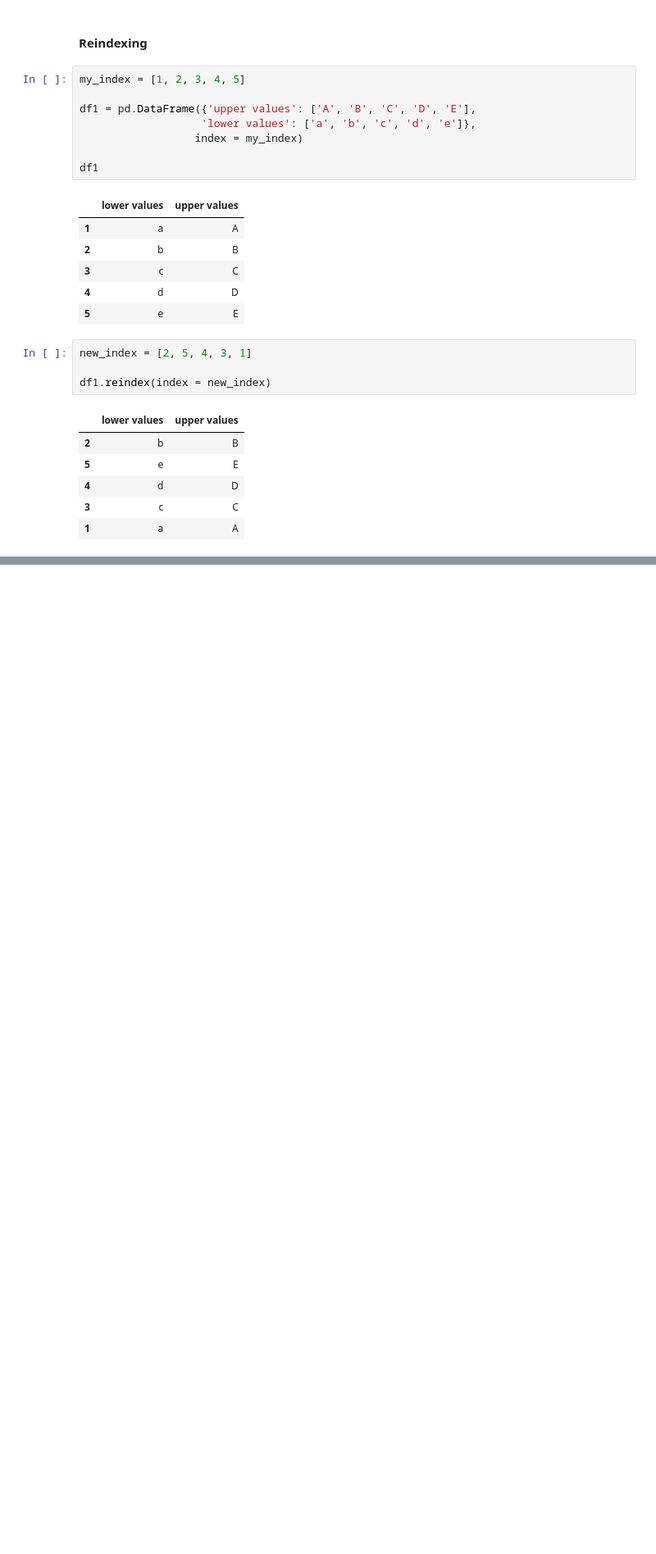
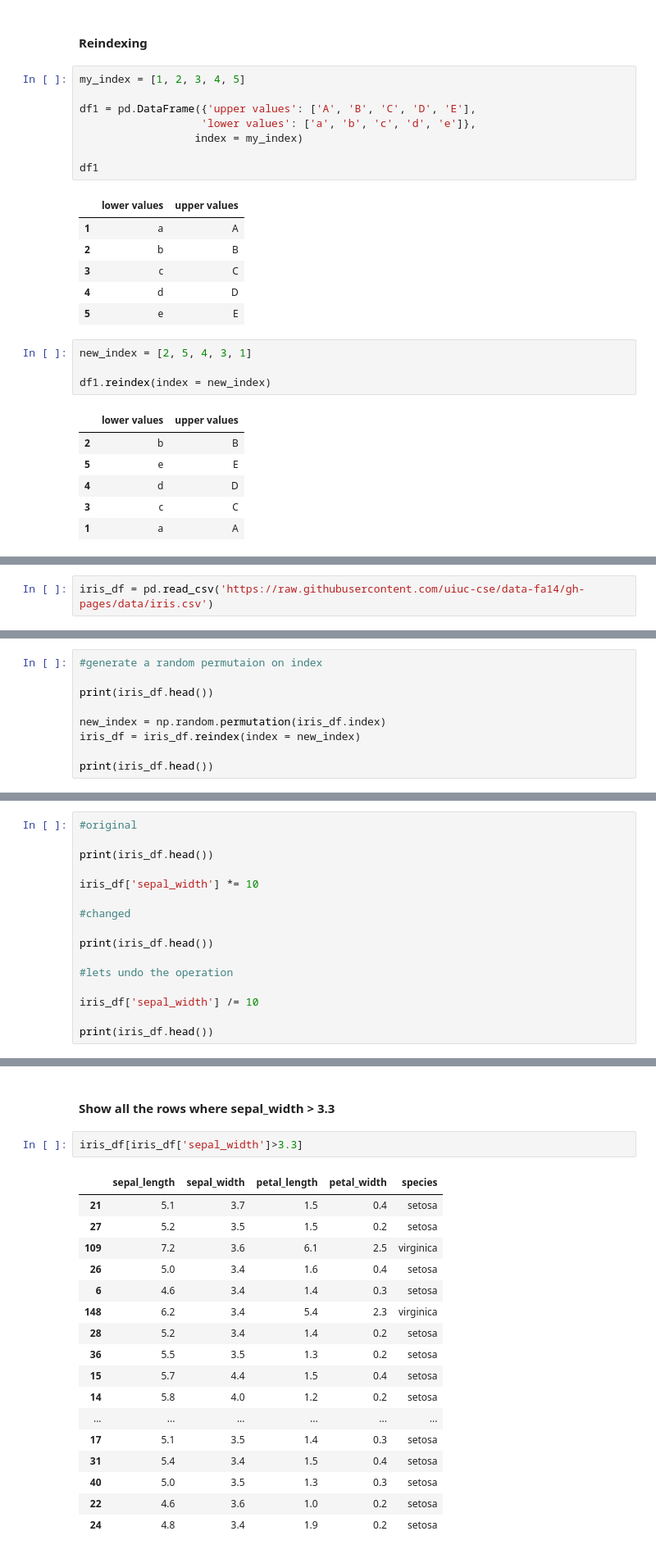
Before and after one commit to MLCCKolkata/Assignment-3, a Jupyter notebook: arnavdas88.ipynb, the cells around one changed output, grey strips where cells are left out. Shown: that part at 82% size. Saved outputs shown, nothing was run; the diff lists cells and outputs as text; blank space fills up the shorter version.

```diff
--- a/arnavdas88.ipynb
+++ b/arnavdas88.ipynb
@@ -221,0 +232,2 @@ df1.reindex(index = new_index)
+# %%
+iris_df = pd.read_csv('https://raw.githubusercontent.com/uiuc-cse/data-fa14/gh-pages/data/iris.csv')
@@ -221,0 +278,9 @@ df1.reindex(index = new_index)
+# %%
+#generate a random permutaion on index
+
+print(iris_df.head())
+
+new_index = np.random.permutation(iris_df.index)
+iris_df = iris_df.reindex(index = new_index)
+
+print(iris_df.head())
@@ -221,0 +302,16 @@ df1.reindex(index = new_index)
+# %%
+#original
+
+print(iris_df.head())
+
+iris_df['sepal_width'] *= 10
+
+#changed
+
+print(iris_df.head())
+
+#lets undo the operation
+
+iris_df['sepal_width'] /= 10
+
+print(iris_df.head())
@@ -221,0 +337,22 @@ df1.reindex(index = new_index)
+# %% [markdown]
+#### Show all the rows where sepal_width > 3.3
+# %%
+iris_df[iris_df['sepal_width']>3.3]
+# %% [output]
+|  | sepal_length | sepal_width | petal_length | petal_width | species |
+| 21 | 5.1 | 3.7 | 1.5 | 0.4 | setosa |
+| 27 | 5.2 | 3.5 | 1.5 | 0.2 | setosa |
+| 109 | 7.2 | 3.6 | 6.1 | 2.5 | virginica |
+| 26 | 5.0 | 3.4 | 1.6 | 0.4 | setosa |
+| 6 | 4.6 | 3.4 | 1.4 | 0.3 | setosa |
+| 148 | 6.2 | 3.4 | 5.4 | 2.3 | virginica |
+| 28 | 5.2 | 3.4 | 1.4 | 0.2 | setosa |
+| 36 | 5.5 | 3.5 | 1.3 | 0.2 | setosa |
+| 15 | 5.7 | 4.4 | 1.5 | 0.4 | setosa |
+| 14 | 5.8 | 4.0 | 1.2 | 0.2 | setosa |
+| ... | ... | ... | ... | ... | ... |
+| 17 | 5.1 | 3.5 | 1.4 | 0.3 | setosa |
+| 31 | 5.4 | 3.4 | 1.5 | 0.4 | setosa |
+| 40 | 5.0 | 3.5 | 1.3 | 0.3 | setosa |
+| 22 | 4.6 | 3.6 | 1.0 | 0.2 | setosa |
+| 24 | 4.8 | 3.4 | 1.9 | 0.2 | setosa |
```
Also changed, not shown: parts of 32 cells of this notebook.
